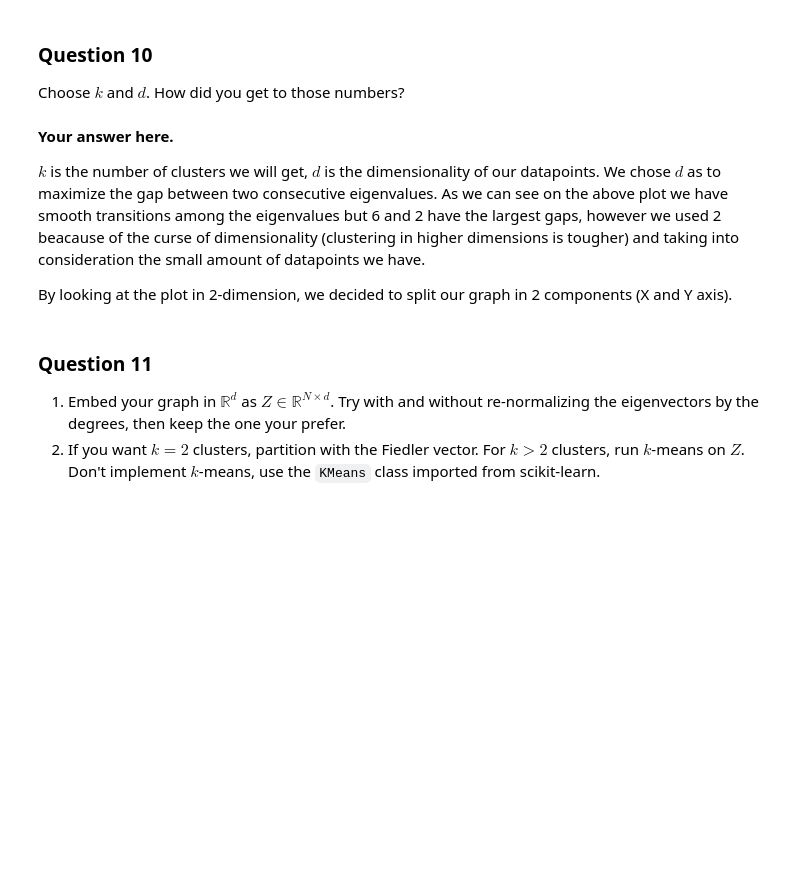
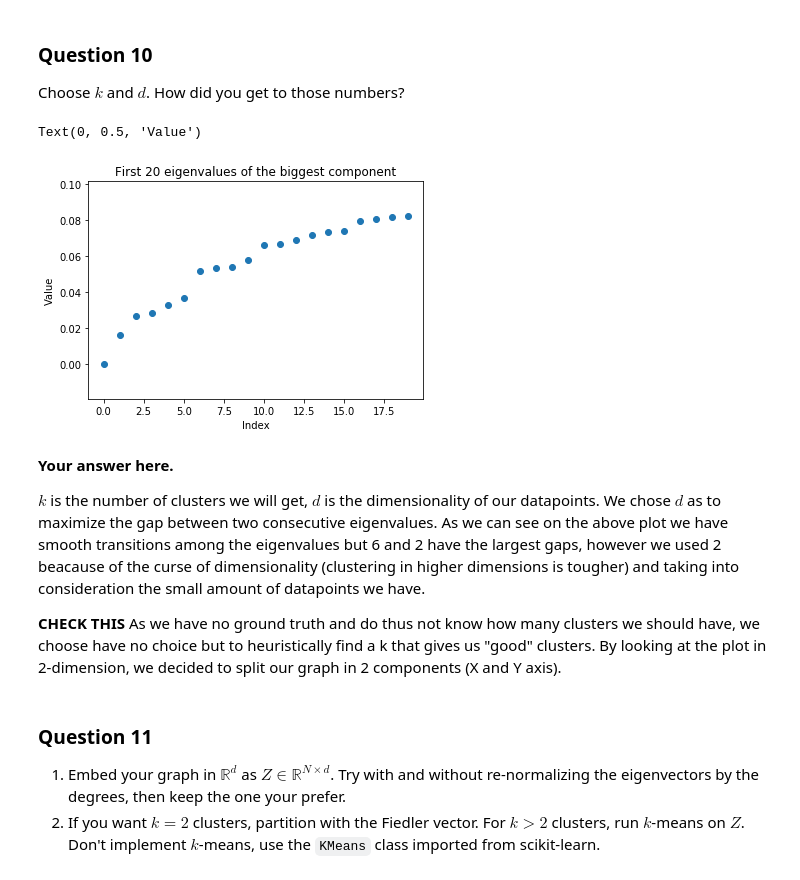
Before and after one commit to rusucosmin/ntp, a Jupyter notebook: 3_spectral_graph_theory.ipynb, the cells around one changed output. Saved outputs shown, nothing was run; the diff lists cells and outputs as text; code cells hidden in the pictures; blank space fills up the shorter version.

```diff
--- a/3_spectral_graph_theory.ipynb
+++ b/3_spectral_graph_theory.ipynb
@@ -252,7 +274,7 @@ Plot the nodes embedded in 2D. Comment on what you see.
 # %%
 #EIGHS SOLVER
 eigen_val, eigen_vec = scipy.sparse.linalg.eigsh(
-    scipy.sparse.csc_matrix(laplacian_normalized_).asfptype(), 10, which='SM')
+    scipy.sparse.csc_matrix(laplacian_normalized_).asfptype(), 20, which='SM')
 # %%
 plt.figure(figsize=(15,5))
 plt.scatter( eigen_vec[:,0], eigen_vec[:,1], alpha=0.3)
@@ -279,16 +304,20 @@ The method associates a feature vector $z_i \in \mathbb{R}^d$ to every node $v_i
 
 Choose $k$ and $d$. How did you get to those numbers?
 # %%
-plt.scatter(np.arange(20), filter_eigen_val[0:20])
+plt.scatter(np.arange(20), eigen_val[0:20])
 plt.title("First 20 eigenvalues of the biggest component")
 plt.xlabel("Index")
 plt.ylabel("Value")
+# %% [output]
+Text(0, 0.5, 'Value')
+[figure, added]
 # %% [markdown]
 **Your answer here.**
 
 $k$ is the number of clusters we will get, $d$ is the dimensionality of our datapoints. We chose $d$ as to maximize the gap between two consecutive eigenvalues. As we can see on the above plot we have smooth transitions among the eigenvalues but 6 and 2 have the largest gaps, however we used 2 beacause of the curse of dimensionality (clustering in higher dimensions is tougher) and taking into consideration the small amount of datapoints we have.
 
-By looking at the plot in 2-dimension, we decided to split our graph in 2 components (X and Y axis).
+**CHECK THIS**
+As we have no ground truth and do thus not know how many clusters we should have, we choose have no choice but to heuristically find a k that gives us "good" clusters. By looking at the plot in 2-dimension, we decided to split our graph in 2 components (X and Y axis).
 # %% [markdown]
 ### Question 11
 
```
Also changed, not shown: parts of 29 cells of this notebook.
